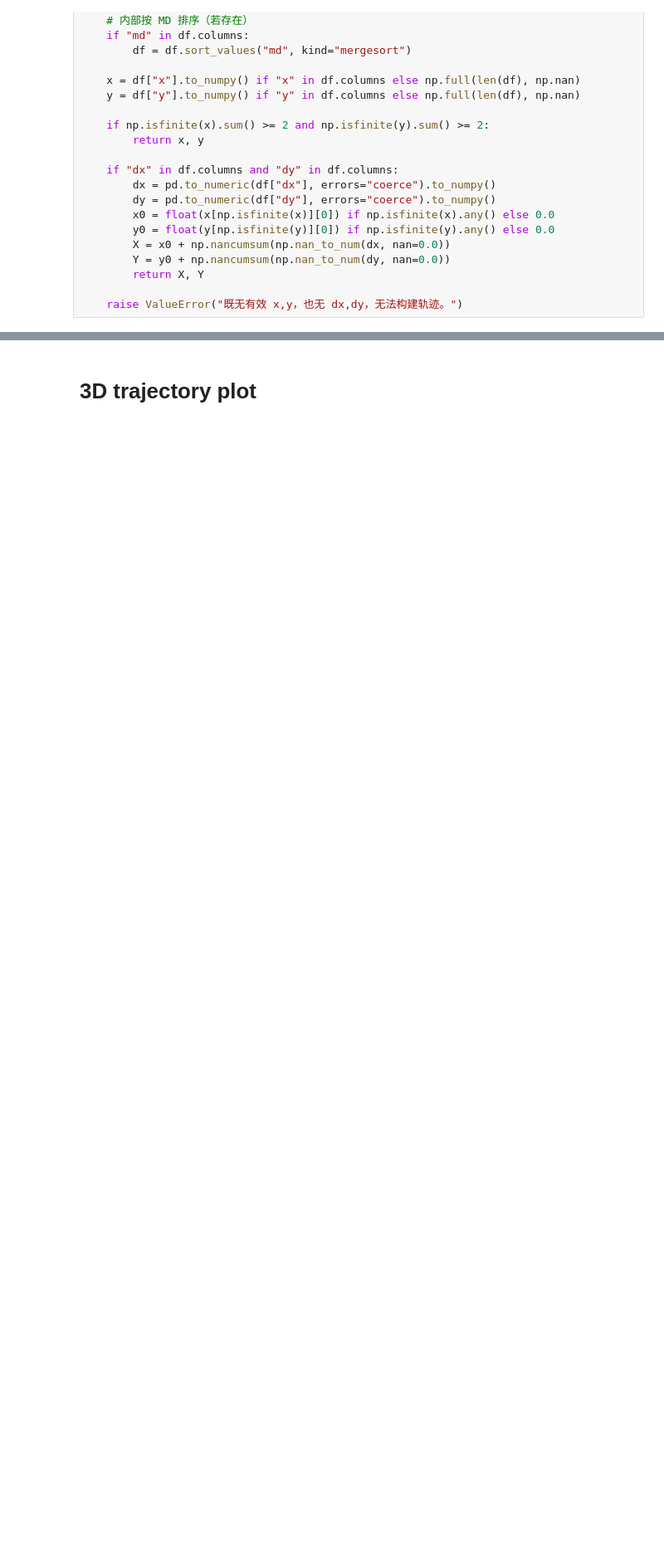
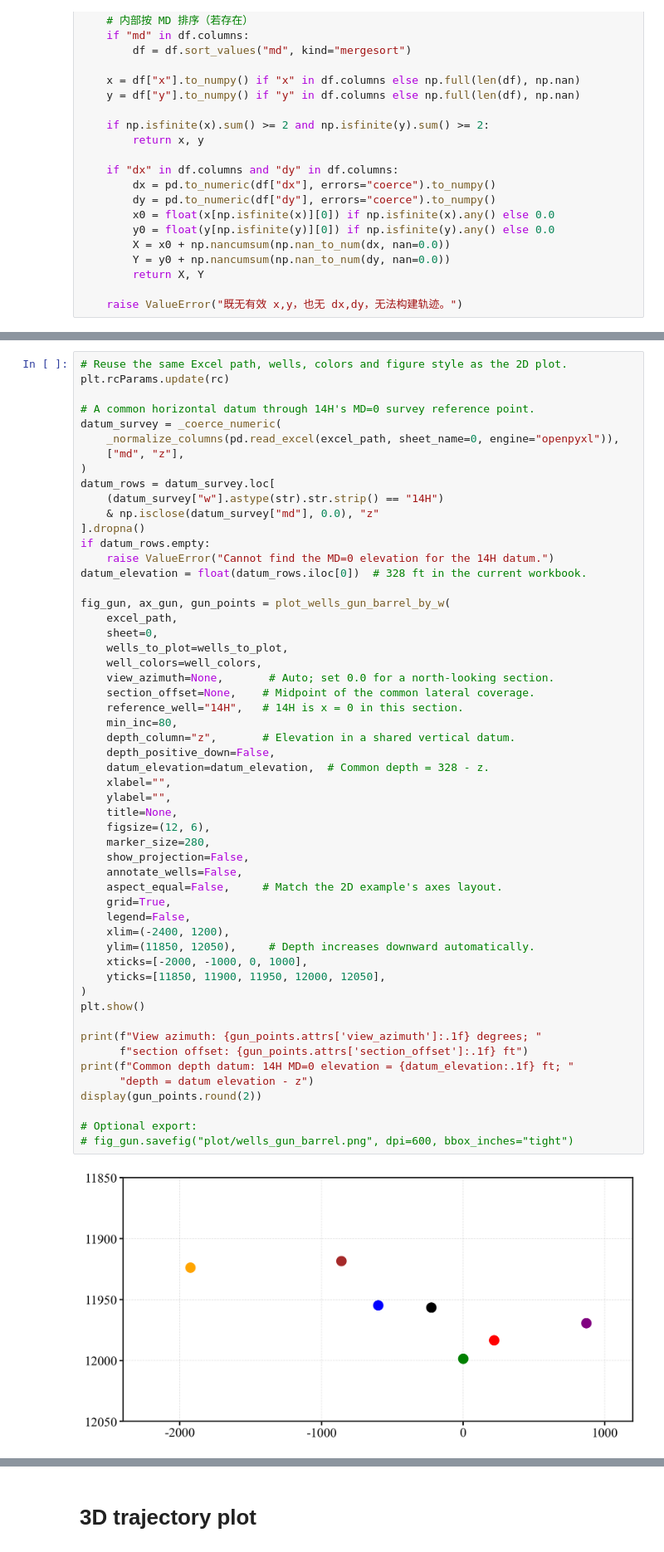
Before and after one commit to felix-mao-1516/plot-for-research-, a Jupyter notebook: 0. wells_trajectory_and_connection.ipynb, the cells around one changed output, grey strips where cells are left out. Shown at 83% size. Saved outputs shown, nothing was run; the diff lists cells and outputs as text; blank space fills up the shorter version.

```diff
--- a/0. wells_trajectory_and_connection.ipynb
+++ b/0. wells_trajectory_and_connection.ipynb
@@ -409,0 +678,56 @@ Error:
+# %%
+# Reuse the same Excel path, wells, colors and figure style as the 2D plot.
+plt.rcParams.update(rc)
+
+# A common horizontal datum through 14H's MD=0 survey reference point.
+datum_survey = _coerce_numeric(
+    _normalize_columns(pd.read_excel(excel_path, sheet_name=0, engine="openpyxl")),
+    ["md", "z"],
+)
+datum_rows = datum_survey.loc[
+    (datum_survey["w"].astype(str).str.strip() == "14H")
+    & np.isclose(datum_survey["md"], 0.0), "z"
+].dropna()
+if datum_rows.empty:
+    raise ValueError("Cannot find the MD=0 elevation for the 14H datum.")
+datum_elevation = float(datum_rows.iloc[0])  # 328 ft in the current workbook.
+
+fig_gun, ax_gun, gun_points = plot_wells_gun_barrel_by_w(
+    excel_path,
+    sheet=0,
+    wells_to_plot=wells_to_plot,
+    well_colors=well_colors,
+    view_azimuth=None,       # Auto; set 0.0 for a north-looking section.
+    section_offset=None,    # Midpoint of the common lateral coverage.
+    reference_well="14H",   # 14H is x = 0 in this section.
+    min_inc=80,
+    depth_column="z",       # Elevation in a shared vertical datum.
+    depth_positive_down=False,
+    datum_elevation=datum_elevation,  # Common depth = 328 - z.
+    xlabel="",
+    ylabel="",
+    title=None,
+    figsize=(12, 6),
+    marker_size=280,
+    show_projection=False,
+    annotate_wells=False,
+    aspect_equal=False,     # Match the 2D example's axes layout.
+    grid=True,
+    legend=False,
+    xlim=(-2400, 1200),
+    ylim=(11850, 12050),     # Depth increases downward automatically.
+    xticks=[-2000, -1000, 0, 1000],
+    yticks=[11850, 11900, 11950, 12000, 12050],
+)
+plt.show()
+
+print(f"View azimuth: {gun_points.attrs['view_azimuth']:.1f} degrees; "
+      f"section offset: {gun_points.attrs['section_offset']:.1f} ft")
+print(f"Common depth datum: 14H MD=0 elevation = {datum_elevation:.1f} ft; "
+      "depth = datum elevation - z")
+display(gun_points.round(2))
+
+# Optional export:
+# fig_gun.savefig("plot/wells_gun_barrel.png", dpi=600, bbox_inches="tight")
+# %% [output]
+[figure, added]
```
Also changed, not shown: parts of 9 cells of this notebook, 5 other files.
